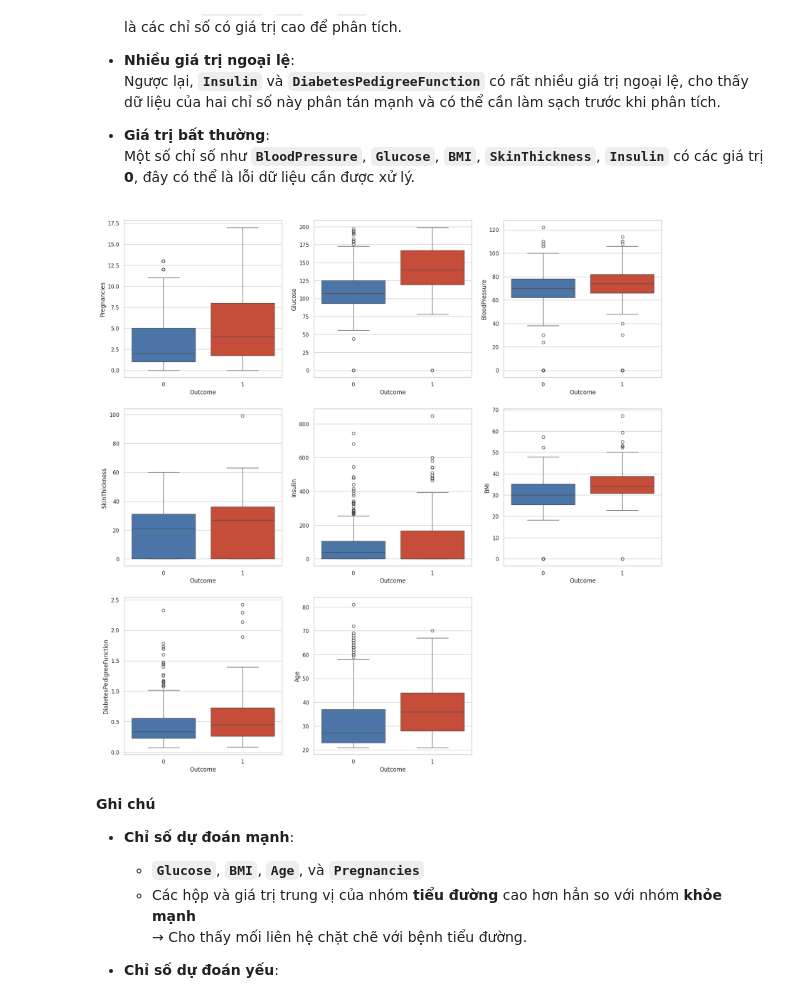
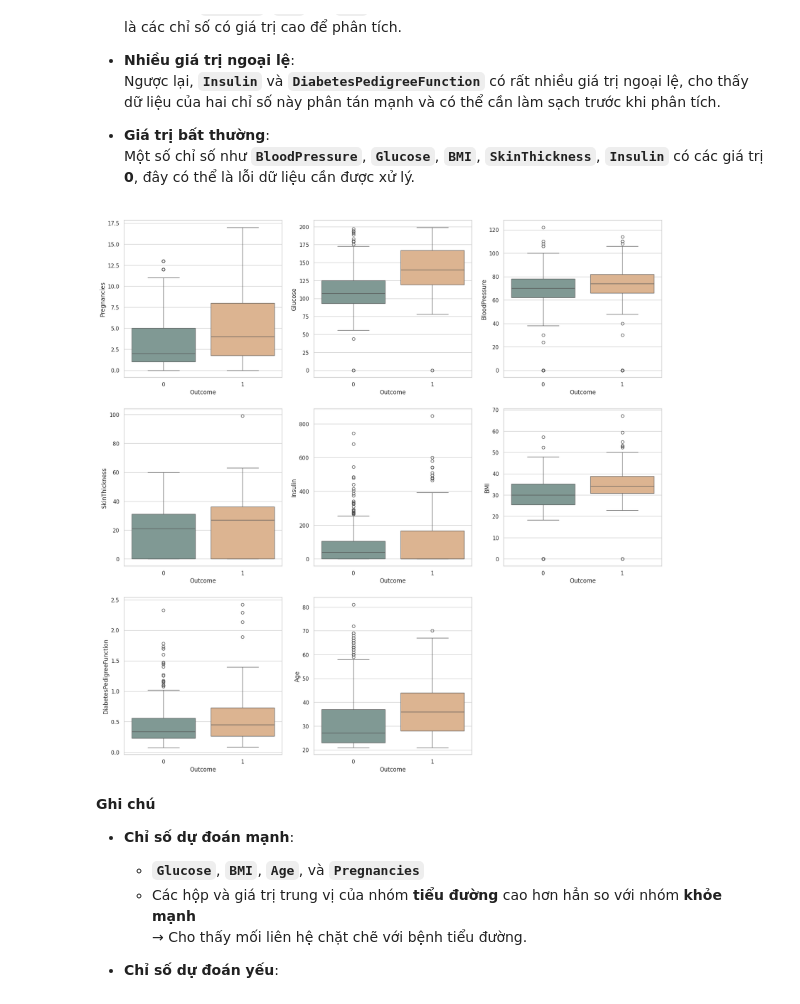
Before and after one commit to nguyenthithuylinh-ship-it/Diabetes_Project, a Jupyter notebook: Exploratory_Data_Analysis.ipynb, the cells around one changed output. Saved outputs shown, nothing was run; the diff lists cells and outputs as text; code cells hidden in the pictures.

```diff
--- a/Exploratory_Data_Analysis.ipynb
+++ b/Exploratory_Data_Analysis.ipynb
@@ -646,15 +652,15 @@ plt.show()
 # %%
 index = 0
 plt.figure(figsize=(20,20))
 for feature in data.columns:
     if feature != "Outcome":
         index += 1
         plt.subplot(3,3,index)
         sns.boxplot(x='Outcome', y=feature, data=data,
-                    hue='Outcome', palette=['#3D74B6', '#DC3C22'], legend=False)
+                    hue='Outcome', palette=['#7C9D96', '#E9B384'], legend=False)
 plt.show()
 # %% [output]
-[figure, old version]
+[figure, new version]
 # %% [markdown]
 **Ghi chú**
 
```
Also changed, not shown: parts of 5 cells of this notebook.
